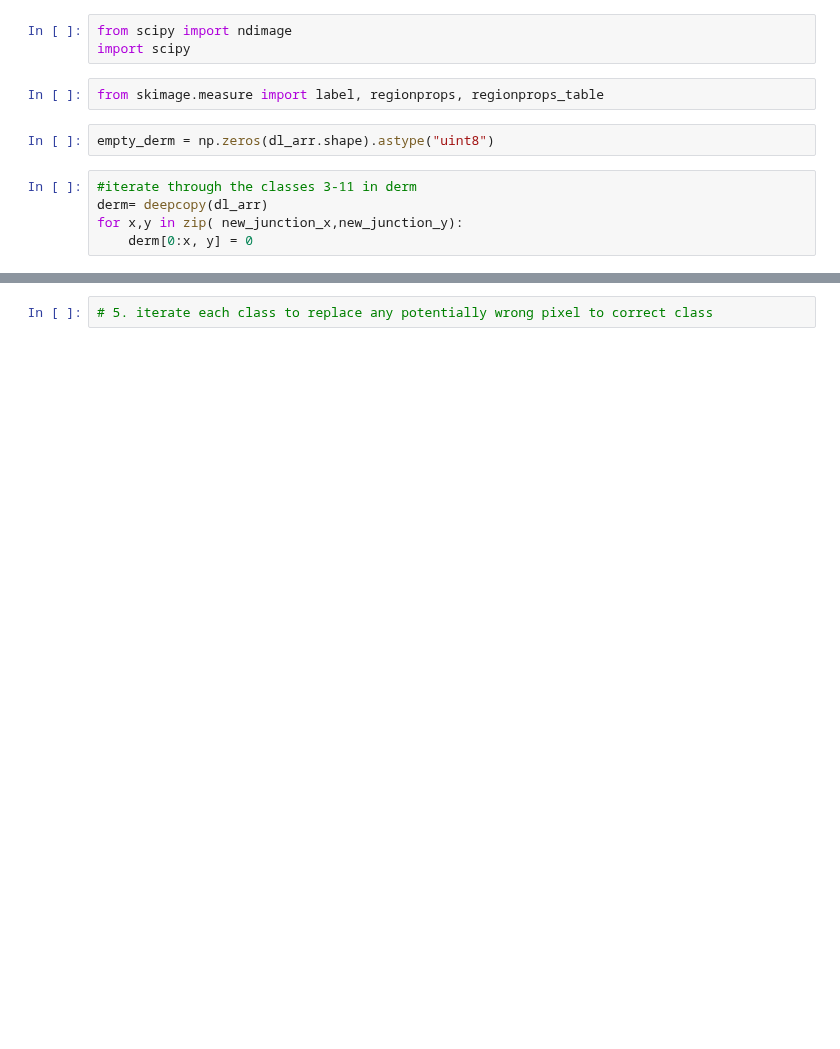
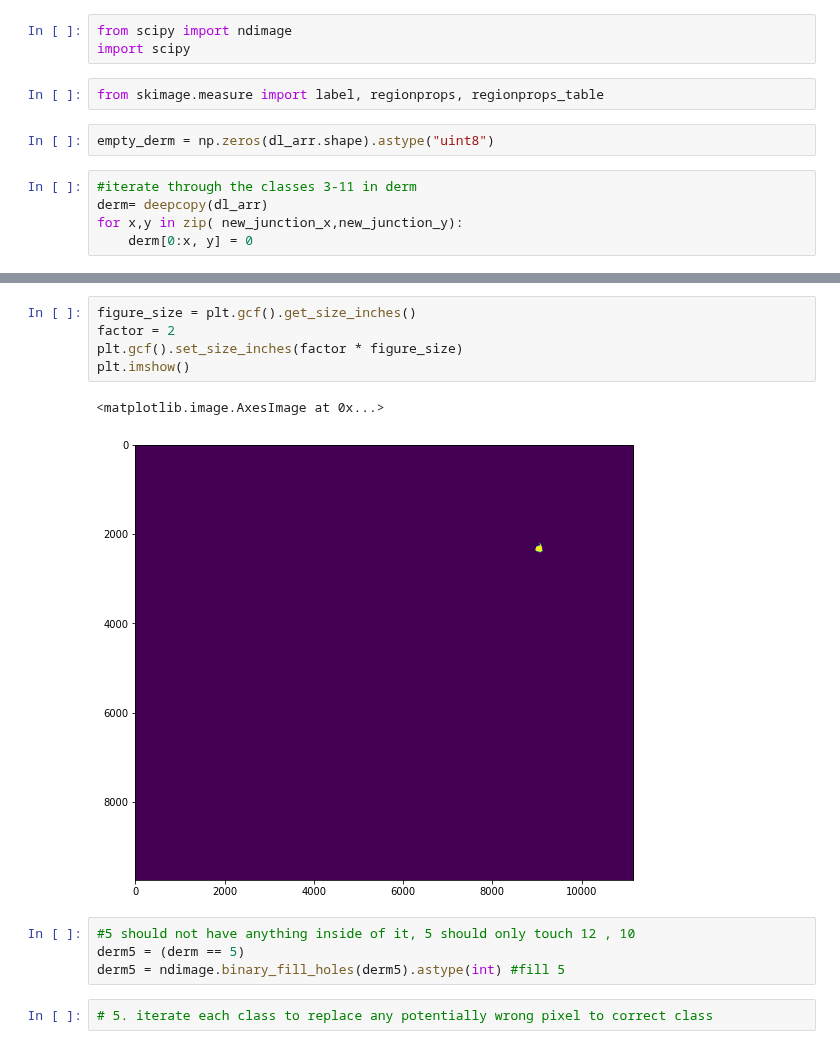
Before and after one commit to Wirtz-Lab/wsi_analysis, a Jupyter notebook: ashley/active/dl2epindermdl.ipynb, the cells around one changed output, grey strips where cells are left out. Saved outputs shown, nothing was run; the diff lists cells and outputs as text; blank space fills up the shorter version.

```diff
--- a/ashley/active/dl2epindermdl.ipynb
+++ b/ashley/active/dl2epindermdl.ipynb
@@ -175,2 +213,14 @@ plt.imshow(epi_smooth)
+# %%
+figure_size = plt.gcf().get_size_inches()
+factor = 2
+plt.gcf().set_size_inches(factor * figure_size)
+plt.imshow()
+# %% [output]
+<matplotlib.image.AxesImage at 0x...>
+[figure, added]
+# %%
+#5 should not have anything inside of it, 5 should only touch 12 , 10
+derm5 = (derm == 5)
+derm5 = ndimage.binary_fill_holes(derm5).astype(int) #fill 5
 # %%
 # 5. iterate each class to replace any potentially wrong pixel to correct class
```
Also changed, not shown: parts of 12 cells of this notebook.
